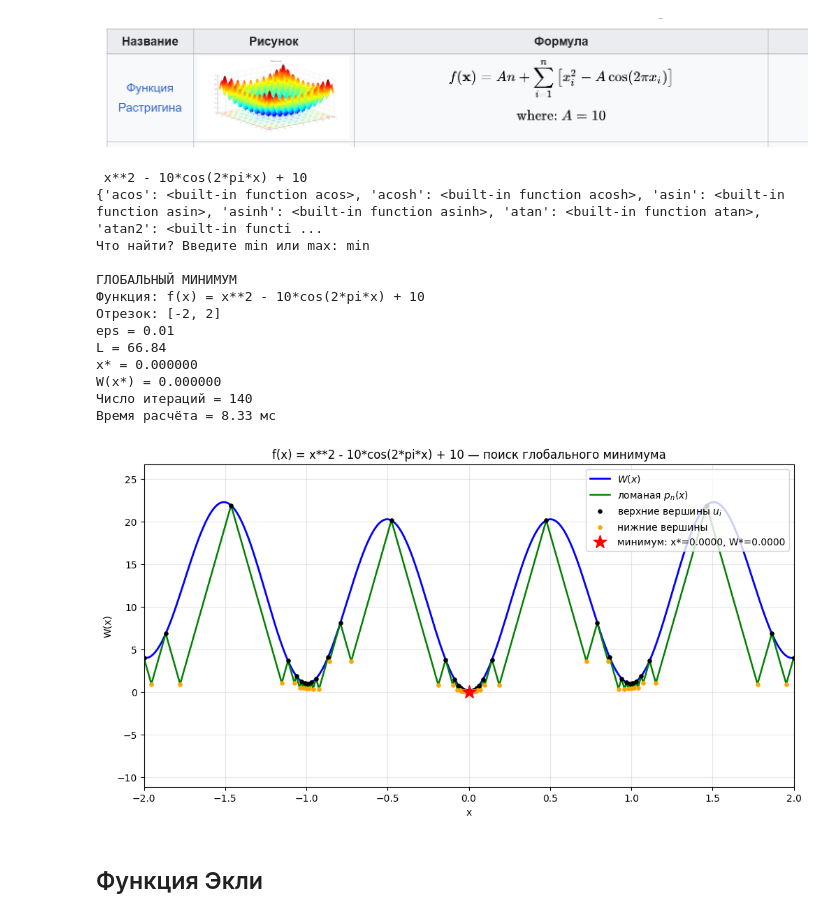
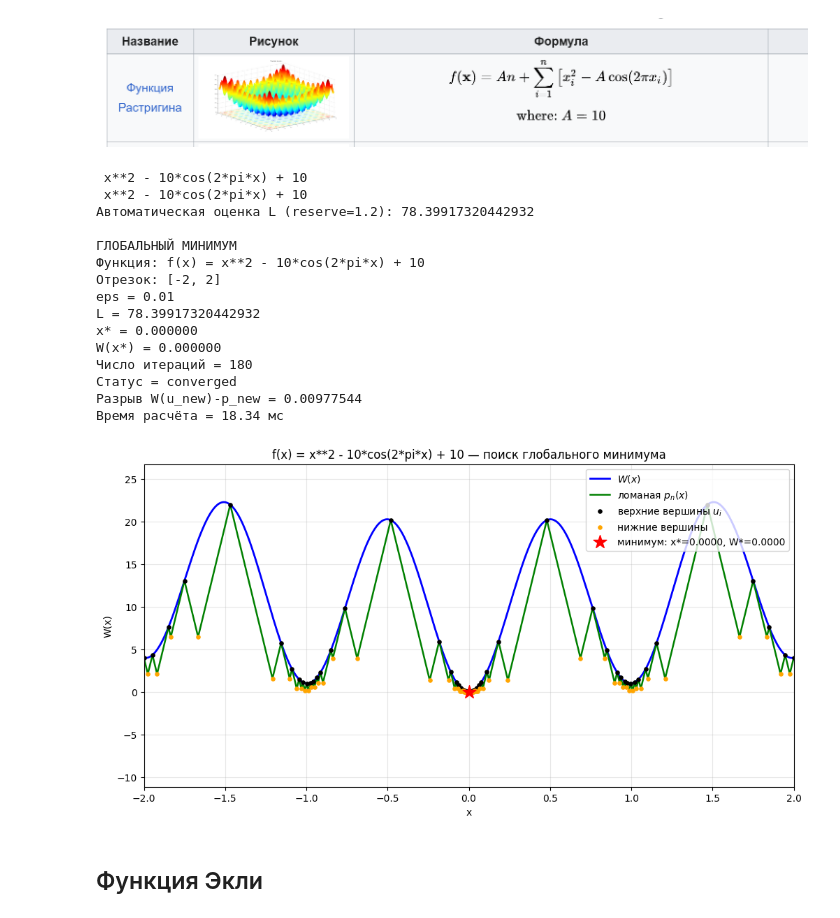
Before and after one commit to ReeSkaaa/ITMO_Optimization_Methods, a Jupyter notebook: lab_2/ЛР2_метОпт_Степанова (4).ipynb, the cells around one changed output. Drawn from its saved outputs; the diff is of its cells as text; code cells hidden in the pictures.

```diff
--- a/lab_2/ЛР2_метОпт_Степанова.ipynb
+++ b/lab_2/ЛР2_метОпт_Степанова (4).ipynb
@@ -64,10 +64,3 @@ $\frac{|W(u) - W(v)|}{|u-v|} = L = W'(c)$
 -> минимально возможная константа L - максимум модуля ее производной
 
 $L = max |W'(x)|$
-# %%
-def find_L(func_str, a, b, n=20001, reserve=1.2):
-    W = parse_function(func_str)
-    xs = np.linspace(a, b, n)
-    ys = np.array([W(x) for x in xs])
-    slopes = np.abs(np.diff(ys) / np.diff(xs))
-    return reserve * slopes.max()
@@ -162,30 +207,34 @@ def plot_original_max(W, a, b, x_max, W_max, title=""):
     plt.ylabel('W(x)')
     plt.show()
 # %%
-def solve(func_str, a, b, eps, L= None, extremum=None, **kw):
+def solve(func_str, a, b, eps, L=None, extremum="min", max_iter=500, **kw):
     W = parse_function(func_str)
 
+    if not (np.isfinite(a) and np.isfinite(b)) or a >= b:
+        raise ValueError("Требуется конечный отрезок с условием a < b")
+    if not np.isfinite(eps) or eps <= 0:
+        raise ValueError("eps должно быть конечным и положительным")
+    if not isinstance(max_iter, (int, np.integer)) or max_iter <= 0:
+        raise ValueError("max_iter должно быть положительным целым числом")
+
     if L is None:
-      L = find_L(func_str, a, b)
-      print(f'Значение L: {L}')
-    # если режим не передан, спрашиваем у пользователя
-    if extremum is None:
-        extremum = input("Что найти? Введите min или max: ").strip().lower()
+        L = find_L(func_str, a, b)
+        print(f"Автоматическая оценка L (reserve=1.2): {L}")
+    elif not np.isfinite(L) or L <= 0:
+        raise ValueError("L должно быть конечным и положительным")
+
     if extremum not in ("min", "max"):
-        print("Ошибка! Введите только min или max")
-        return None
+        raise ValueError("extremum должен быть равен 'min' или 'max'")
 
-    # метод Пиявского ищет минимум
-    # максимум W(x) = минимум -W(x)
     sign = 1 if extremum == "min" else -1
     f = W if extremum == "min" else (lambda x: -W(x))
 
-    res = piyavsky_method(f, a, b, eps, L)
+    res = piyavsky_method(f, a, b, eps, L, max_iter=max_iter)
     x_star = res["u_star"]
-    W_star = sign * res["W_star"]          # возвращаем знак обратно
+    W_star = sign * res["W_star"]
 
     print()
-    print(("ГЛОБАЛЬНЫЙ МИНИМУМ") if extremum == "min" else "ГЛОБАЛЬНЫЙ МАКСИМУМ")
+    print("ГЛОБАЛЬНЫЙ МИНИМУМ" if extremum == "min" else "ГЛОБАЛЬНЫЙ МАКСИМУМ")
     print(f"Функция: {func_str}")
     print(f"Отрезок: [{a}, {b}]")
     print(f"eps = {eps}")
@@ -193,16 +242,16 @@ def solve(func_str, a, b, eps, L= None, extremum=None, **kw):
     print(f"x* = {x_star:.6f}")
     print(f"W(x*) = {W_star:.6f}")
     print(f"Число итераций = {res['iterations']}")
+    print(f"Статус = {res['status']}")
+    print(f"Разрыв W(u_new)-p_new = {res['delta']:.6g}")
     print(f"Время расчёта = {res['time'] * 1000:.2f} мс")
 
     if extremum == "min":
         plot_result(res, W, a, b, L,
                     title=func_str + " — поиск глобального минимума", **kw)
     else:
-        # метод ломаных для -W(x)
         plot_result(res, f, a, b, L,
                     title=func_str + " — метод Пиявского для -W(x)", **kw)
-        # исходная W(x) и найденный максимум
         plot_original_max(W, a, b, x_star, W_star,
                           title=func_str + " — найденный глобальный максимум")
     return res
@@ -250,22 +298,24 @@ W(x*) = -1.999995
 # %% [markdown]
 ![image.png](embedded-picture-1)
 # %%
-res = solve("f(x) = x**2 - 10*cos(2*pi*x) + 10", -2, 2, 0.01, 66.84, show_g=False)
+res = solve("f(x) = x**2 - 10*cos(2*pi*x) + 10", -2, 2, 0.01, show_g=False)
 # %% [output]
  x**2 - 10*cos(2*pi*x) + 10
-{'acos': <built-in function acos>, 'acosh': <built-in function acosh>, 'asin': <built-in function asin>, 'asinh': <built-in function asinh>, 'atan': <built-in function atan>, 'atan2': <built-in functi ...
-Что найти? Введите min или max: min
+ x**2 - 10*cos(2*pi*x) + 10
+Автоматическая оценка L (reserve=1.2): 78.39917320442932
 
 ГЛОБАЛЬНЫЙ МИНИМУМ
 Функция: f(x) = x**2 - 10*cos(2*pi*x) + 10
 Отрезок: [-2, 2]
 eps = 0.01
-L = 66.84
+L = 78.39917320442932
 x* = 0.000000
 W(x*) = 0.000000
-Число итераций = 140
-Время расчёта = 8.33 мс
+Число итераций = 180
+Статус = converged
+Разрыв W(u_new)-p_new = 0.00977544
+Время расчёта = 18.34 мс
-[figure, old version]
+[figure, new version]
 # %% [markdown]
 ## Функция Экли
 # %% [markdown]
```
Also changed, not shown: parts of 8 cells of this notebook, 1 other file.
